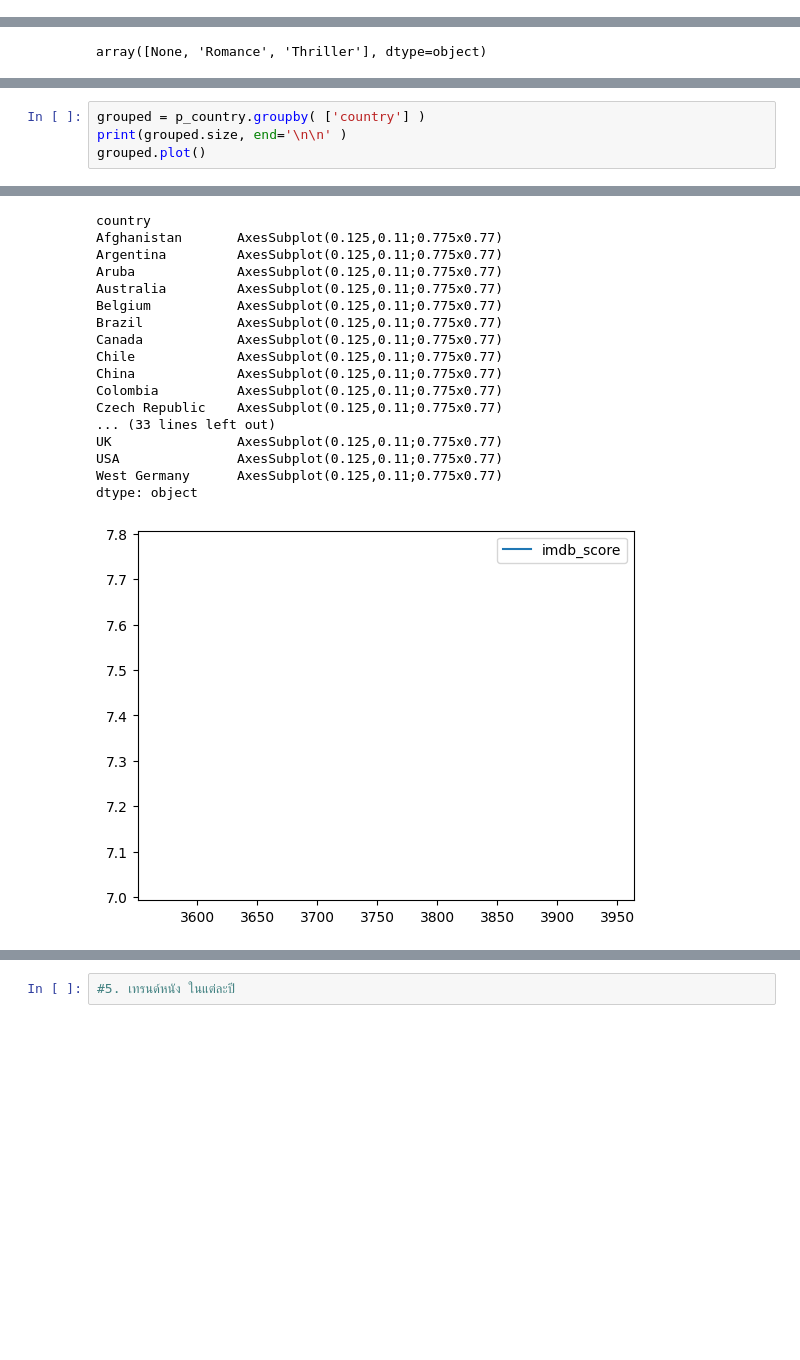
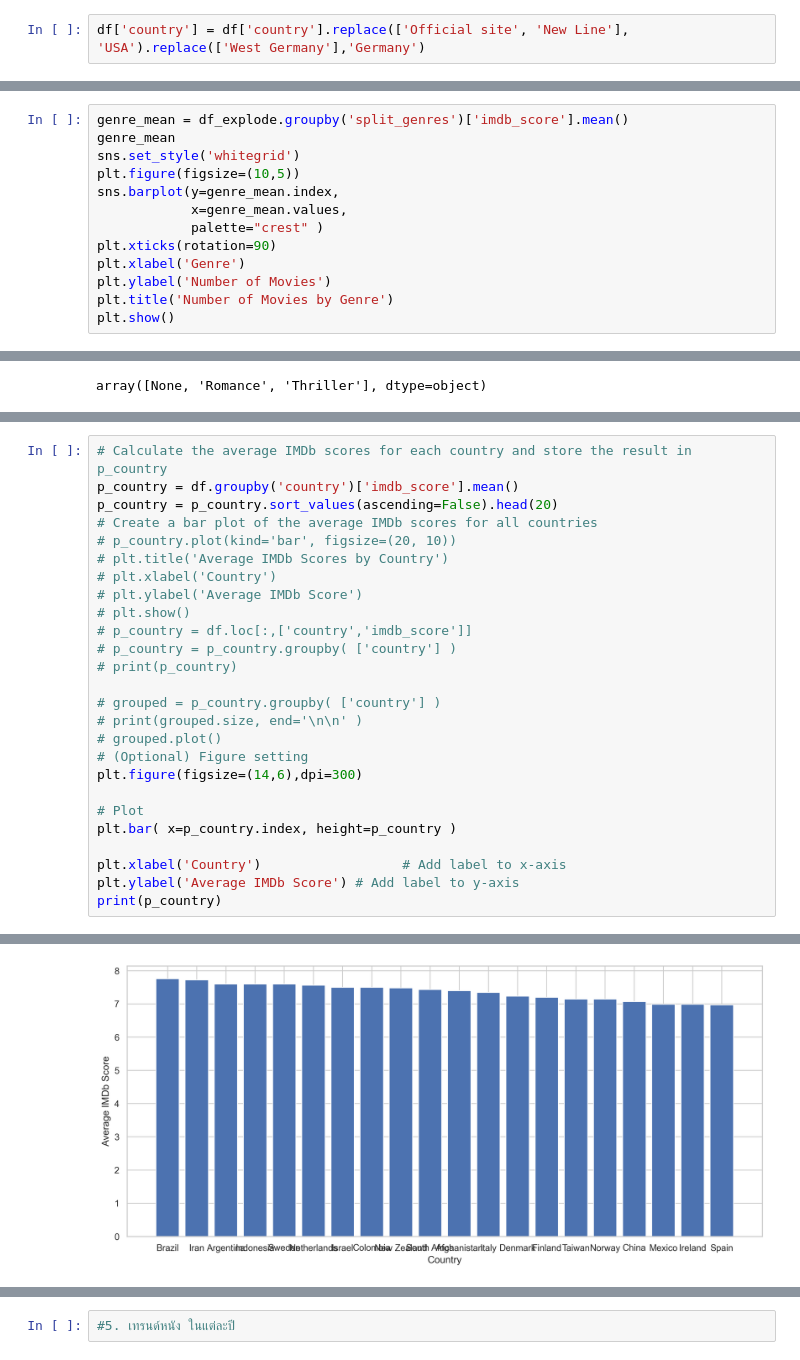
Before and after one commit to pongsapaks/DADS5001, a Jupyter notebook: IMDB.ipynb, the cells around one changed output, grey strips where cells are left out. Cells and saved outputs as stored; diff of their text form; blank space fills up the shorter version.

```diff
--- a/IMDB.ipynb
+++ b/IMDB.ipynb
@@ -78 +141,3 @@ Percentage Of Missing Values
+# %%
+df['country'] = df['country'].replace(['Official site', 'New Line'], 'USA').replace(['West Germany'],'Germany')
 # %%
@@ -130,0 +289,13 @@ df2 = df[df['imdb_score'] == 0]
+# %%
+genre_mean = df_explode.groupby('split_genres')['imdb_score'].mean()
+genre_mean
+sns.set_style('whitegrid')
+plt.figure(figsize=(10,5))
+sns.barplot(y=genre_mean.index,
+            x=genre_mean.values,
+            palette="crest" )
+plt.xticks(rotation=90)
+plt.xlabel('Genre')
+plt.ylabel('Number of Movies')
+plt.title('Number of Movies by Genre')
+plt.show()
@@ -183,5 +356,27 @@ p_country.plot()
 # %%
-grouped = p_country.groupby( ['country'] )
-print(grouped.size, end='\n\n' )
-grouped.plot()
+# Calculate the average IMDb scores for each country and store the result in p_country
+p_country = df.groupby('country')['imdb_score'].mean()
+p_country = p_country.sort_values(ascending=False).head(20)
+# Create a bar plot of the average IMDb scores for all countries
+# p_country.plot(kind='bar', figsize=(20, 10))
+# plt.title('Average IMDb Scores by Country')
+# plt.xlabel('Country')
+# plt.ylabel('Average IMDb Score')
+# plt.show()
+# p_country = df.loc[:,['country','imdb_score']]
+# p_country = p_country.groupby( ['country'] )
+# print(p_country)
+
+# grouped = p_country.groupby( ['country'] )
+# print(grouped.size, end='\n\n' )
+# grouped.plot()
+# (Optional) Figure setting
+plt.figure(figsize=(14,6),dpi=300)
+
+# Plot
+plt.bar( x=p_country.index, height=p_country )
+
+plt.xlabel('Country')                  # Add label to x-axis
+plt.ylabel('Average IMDb Score') # Add label to y-axis
+print(p_country)
 # %% [output]
@@ -189,18 +400 @@ grouped.plot()
-country
-Afghanistan       AxesSubplot(0.125,0.11;0.775x0.77)
-Argentina         AxesSubplot(0.125,0.11;0.775x0.77)
-Aruba             AxesSubplot(0.125,0.11;0.775x0.77)
-Australia         AxesSubplot(0.125,0.11;0.775x0.77)
-Belgium           AxesSubplot(0.125,0.11;0.775x0.77)
-Brazil            AxesSubplot(0.125,0.11;0.775x0.77)
-Canada            AxesSubplot(0.125,0.11;0.775x0.77)
-Chile             AxesSubplot(0.125,0.11;0.775x0.77)
-China             AxesSubplot(0.125,0.11;0.775x0.77)
-Colombia          AxesSubplot(0.125,0.11;0.775x0.77)
-Czech Republic    AxesSubplot(0.125,0.11;0.775x0.77)
-... (33 lines left out)
-UK                AxesSubplot(0.125,0.11;0.775x0.77)
-USA               AxesSubplot(0.125,0.11;0.775x0.77)
-West Germany      AxesSubplot(0.125,0.11;0.775x0.77)
-dtype: object
-[figure, old version]
+[figure, new version]
```
Also changed, not shown: parts of 16 cells of this notebook.
